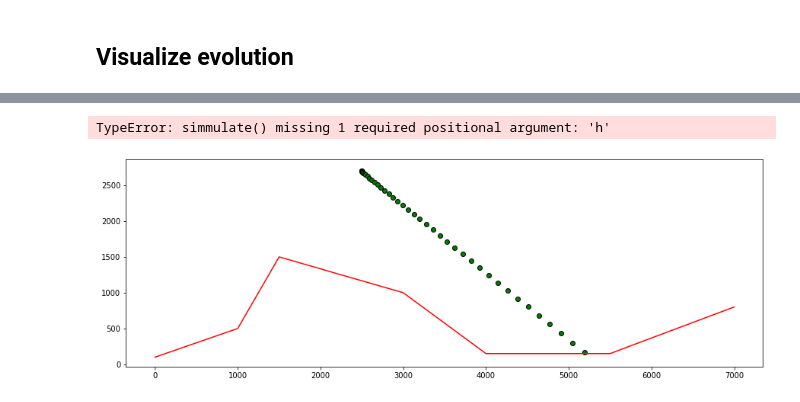
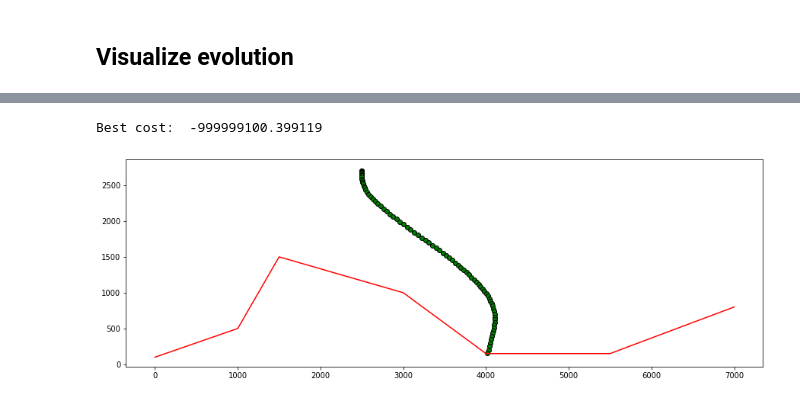
Before and after one commit to TheFebrin/UNIVERSITY, a Jupyter notebook: AI 4 Games/Assignment 2/mars_lander.ipynb, the cells around one changed output, grey strips where cells are left out. Cells and saved outputs as stored; diff of their text form; code cells hidden in the pictures.

```diff
--- a/AI 4 Games/Assignment 2/mars_lander.ipynb
+++ b/AI 4 Games/Assignment 2/mars_lander.ipynb
@@ -521,51 +761,19 @@ b = np.array([-1.0, -1.0, 0.0, 1.0, 0.0, 1.0, 0.0, 1.0, -1.0, 1.0, 1.0, 0.0, 1.0
 # %%
-tmp = np.c_[a, b]
-
+print('Best cost: ', model._best_cost)
 score, cords = simmulate(
-    genotype=tmp,
+    genotype=model._best_individual,
     x=x_start, y=y_start,
     h_speed=h_speed_start, v_speed=v_speed_start,
     fuel=fuel_start, angle=angle_start, power=power_start,
     point_surface=point_surface,
-    l=l_start, r=r_start
+    l=l_start, r=r_start, h=h_start
 )
 
 plt.figure(figsize=(15, 5))
 plt.plot(SURFACE[:, 0], SURFACE[:, 1], c='red')
 
 for x, y in cords:
     plt.scatter(x, y, edgecolors='black', color='green')
 # %% [output]
-TypeError: simmulate() missing 1 required positional argument: 'h'
+Best cost:  -999999100.399119
+[figure, added]
-# %%
-N = 100
-
-n_zeros = 0
-tmp_power1 = np.zeros((1, n_zeros))
-tmp_power2 = np.ones((1, N - n_zeros))
-
-tmp_power = np.hstack((tmp_power1, tmp_power2))
-
-tmp = np.vstack((
-#     np.random.randint(-15, 16, N),
-#     np.random.randint(-1, 2, N)
-    np.ones(N) * -15,
-    tmp_power
-)).T
-
-score, cords = simmulate(
-    genotype=tmp,
-    x=x_start, y=y_start,
-    h_speed=h_speed_start, v_speed=v_speed_start,
-    fuel=fuel_start, angle=angle_start, power=power_start,
-    point_surface=point_surface,
-    l=l_start, r=r_start, h=h_start
-)
-
-plt.figure(figsize=(15, 5))
-plt.plot(SURFACE[:, 0], SURFACE[:, 1], c='red')
-
-for x, y in cords:
-    plt.scatter(x, y, edgecolors='black', color='green')
-# %% [output]
-[figure, removed]
```
Also changed, not shown: parts of 16 cells of this notebook, 2 other files.
